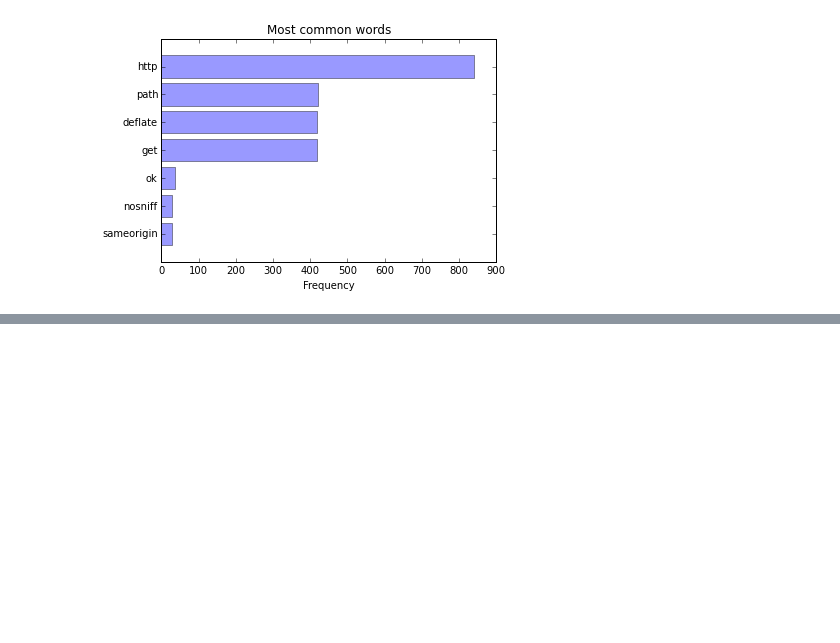
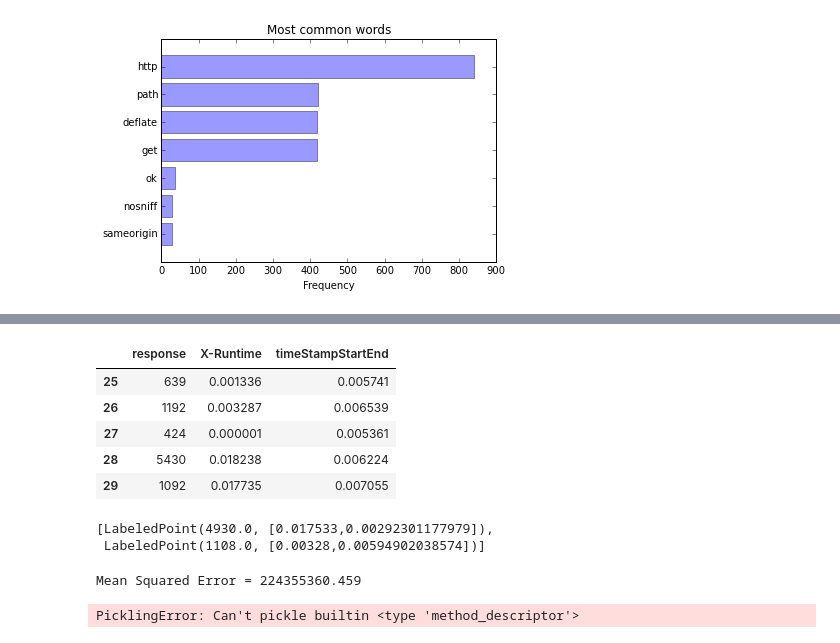
Before and after one commit to wangwf/Codes, a Jupyter notebook: spark/spark-ex.ipynb, the cells around one changed output, grey strips where cells are left out. Drawn from its saved outputs; the diff is of its cells as text; code cells hidden in the pictures; blank space fills up the shorter version.

```diff
--- a/spark/spark-ex.ipynb
+++ b/spark/spark-ex.ipynb
@@ -290,0 +301,11 @@ Py4JJavaError: An error occurred while calling o637.collectPartitions.
+# %%
+data1=data1.fillna(0.001)
+# %%
+data1[25:30]
+# %% [output]
+|  | response | X-Runtime | timeStampStartEnd |
+| 25 | 639 | 0.001336 | 0.005741 |
+| 26 | 1192 | 0.003287 | 0.006539 |
+| 27 | 424 | 0.000001 | 0.005361 |
+| 28 | 5430 | 0.018238 | 0.006224 |
+| 29 | 1092 | 0.017735 | 0.007055 |
@@ -290,0 +335,20 @@ Py4JJavaError: An error occurred while calling o637.collectPartitions.
+# %%
+parsedData.take(2)
+# %% [output]
+[LabeledPoint(4930.0, [0.017533,0.00292301177979]),
+ LabeledPoint(1108.0, [0.00328,0.00594902038574])]
+# %%
+# Build the model
+model = LinearRegressionWithSGD.train(parsedData)
+
+# Evaluate the model on training data
+valuesAndPreds = parsedData.map(lambda p: (p.label, model.predict(p.features)))
+MSE = valuesAndPreds.map(lambda (v, p): (v - p)**2).reduce(lambda x, y: x + y) / valuesAndPreds.count()
+print("Mean Squared Error = " + str(MSE))
+# %% [output]
+Mean Squared Error = 224355360.459
+# %%
+for d in valuesAndPreds.take(5):
+    print d
+# %% [output]
+PicklingError: Can't pickle builtin <type 'method_descriptor'>
```
Also changed, not shown: parts of 28 cells of this notebook, 3 other files.
